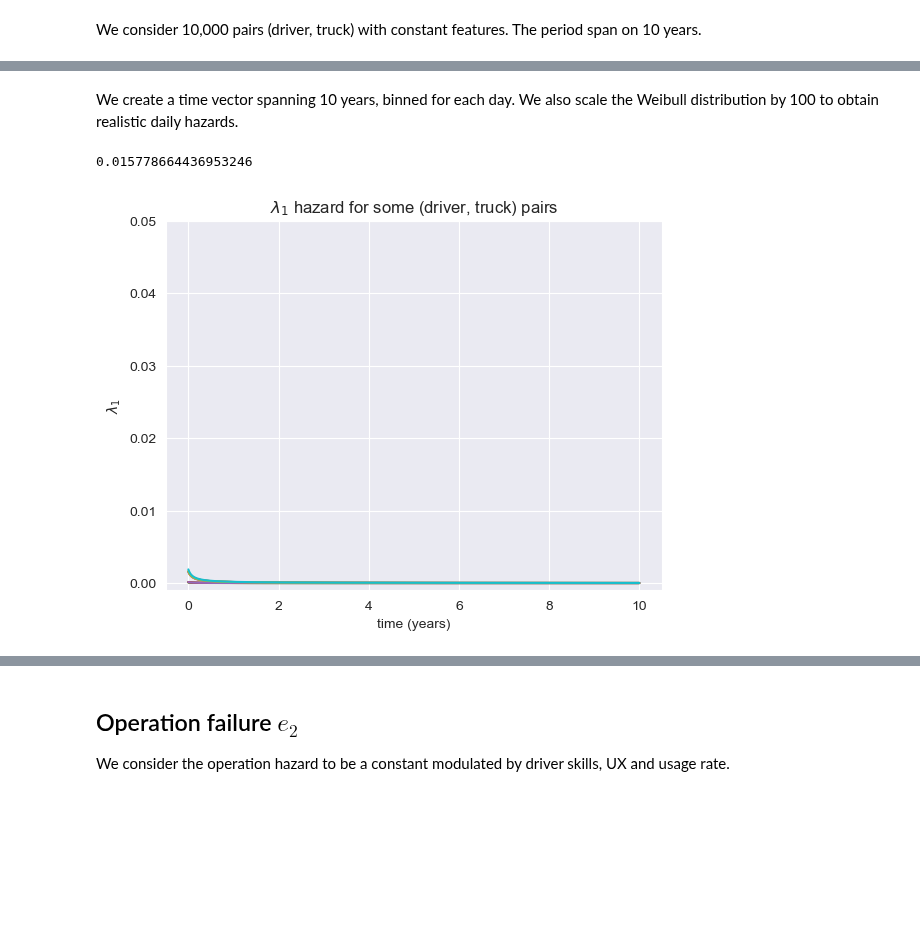
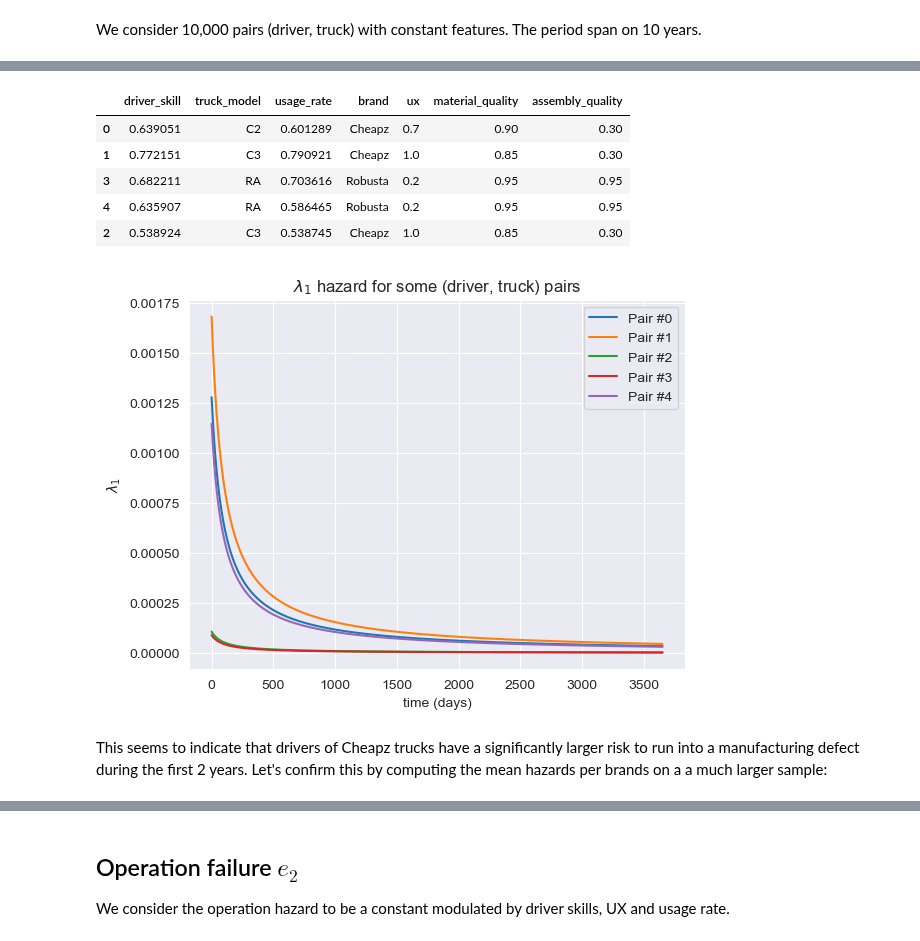
Before and after one commit to soda-inria/survival-analysis-benchmark, a Jupyter notebook: notebooks/truck_dataset.ipynb, the cells around one changed output, grey strips where cells are left out. Saved outputs shown, nothing was run; the diff lists cells and outputs as text; code cells hidden in the pictures; blank space fills up the shorter version.

Commit message:
Clean-up on truck dataset notebook

```diff
--- a/notebooks/truck_dataset.ipynb
+++ b/notebooks/truck_dataset.ipynb
@@ -216,2 +189,0 @@ ax.set_title("Usage rate");
-# %%
-df["usage_rate"] = usage_rate
@@ -260,20 +200,20 @@ $$f(x, s, k)=\begin{cases}\frac{k}{s}(\frac{x}{s})^{k-1}e^{-(x/s)^k} & \mathrm{i
 # %%
-def weibull_hazard(t, k=1., s=1., t_shift=0.1):
+def weibull_hazard(t, k=1., s=1., t_shift=100, base_rate=1e2):
     # See: https://en.wikipedia.org/wiki/Weibull_distribution
     # t_shift is a trick to avoid avoid negative powers at t=0 when k < 1.
+    # t_shift could be interpreted at the operation time at the factory for
+    # quality assurance checks for instance.
     t = t + t_shift
-    return (k / s) * (t / s) ** (k - 1.)
+    return base_rate * (k / s) * (t / s) ** (k - 1.)
 # %%
 fig, ax = plt.subplots()
-hazards_ylim = [-0.001, .05]
 
-t = np.linspace(0, 10., 1000)
-for k, s in [(0.003, 1.), (1, 1e2), (7., 15.)]:
-    y = weibull_hazard(t, k=k, s=s)
+t = np.linspace(0, total_days, total_days)  # in days
+for k, s in [(0.003, 1.0), (1, 1e5), (7., 5e3)]:
+    y = weibull_hazard(t, k=k, s=s)  # rate of failures / day
     ax.plot(t, y, alpha=0.6, label=f"$k={k}, s={s}$");
 ax.set(
     title="Weibull Hazard (failure rates)",
-    ylim=hazards_ylim,
 );
 plt.legend();
 # %% [output]
@@ -333,4 +228,0 @@ $$\lambda_1 \sim \mathrm{Weibull}(s, k)$$
-# %%
-df["e_1_s"] = (1 - df["assembly_quality"]) * df["usage_rate"]
-plt.hist(df["e_1_s"], bins=30);
-plt.title("Assembly failure $s$ coefficient distribution");
@@ -355,32 +229,31 @@ df
-# %% [markdown]
-We create a time vector spanning 10 years, binned for each day. We also scale the Weibull distribution by 100 to obtain realistic daily hazards.
-# %%
-df["e_1_s"].values.min()
-# %% [output]
-0.015778664436953246
 # %%
-t = np.linspace(0, total_years, total_days)
+t = np.linspace(0, total_days, total_days)
 
-# hazards_1 = np.vstack([
-#     weibull_min.pdf(2*t, 1, loc=0, scale=1) / (800 * l)
-#     for l in df["e_1_s"].values
-# ])
-
-hazards_1 = np.vstack([
-    weibull_hazard(t, k=0.0003, s=1.) * s for s in df["e_1_s"].values
-])
+def assembly_hazards(df, t):
+    baseline = weibull_hazard(t, k=0.003)
+    s = (df["usage_rate"] * (1 - df["assembly_quality"])).to_numpy()
+    return s.reshape(-1, 1) * baseline.reshape(1, -1)
 
 fig, ax = plt.subplots()
-for hazards_1_ in hazards_1[:5]:
-    ax.plot(t, hazards_1_)
-for hazards_1_ in hazards_1[-5:]:
-    ax.plot(t, hazards_1_)
+subsampled_df = sample_driver_truck_pairs_with_metadata(5, random_seed=0)
+hazards_1 = assembly_hazards(subsampled_df, t)
+for idx, h1 in enumerate(hazards_1):
+    ax.plot(t, h1, label=f"Pair #{idx}")
 ax.set(
     title="$\lambda_1$ hazard for some (driver, truck) pairs",
-    xlabel="time (years)",
+    xlabel="time (days)",
     ylabel="$\lambda_1$",
-    ylim=hazards_ylim,
-);
+)
+plt.legend()
+subsampled_df
 # %% [output]
+|  | driver_skill | truck_model | usage_rate | brand | ux | material_quality | assembly_quality |
+| 0 | 0.639051 | C2 | 0.601289 | Cheapz | 0.7 | 0.90 | 0.30 |
+| 1 | 0.772151 | C3 | 0.790921 | Cheapz | 1.0 | 0.85 | 0.30 |
+| 3 | 0.682211 | RA | 0.703616 | Robusta | 0.2 | 0.95 | 0.95 |
+| 4 | 0.635907 | RA | 0.586465 | Robusta | 0.2 | 0.95 | 0.95 |
+| 2 | 0.538924 | C3 | 0.538745 | Cheapz | 1.0 | 0.85 | 0.30 |
-[figure, old version]
+[figure, new version]
+# %% [markdown]
+This seems to indicate that drivers of Cheapz trucks have a significantly larger risk to run into a manufacturing defect during the first 2 years. Let's confirm this by computing the mean hazards per brands on a a much larger sample:
 # %%
```
Also changed, not shown: parts of 107 cells of this notebook, 1 other file.
